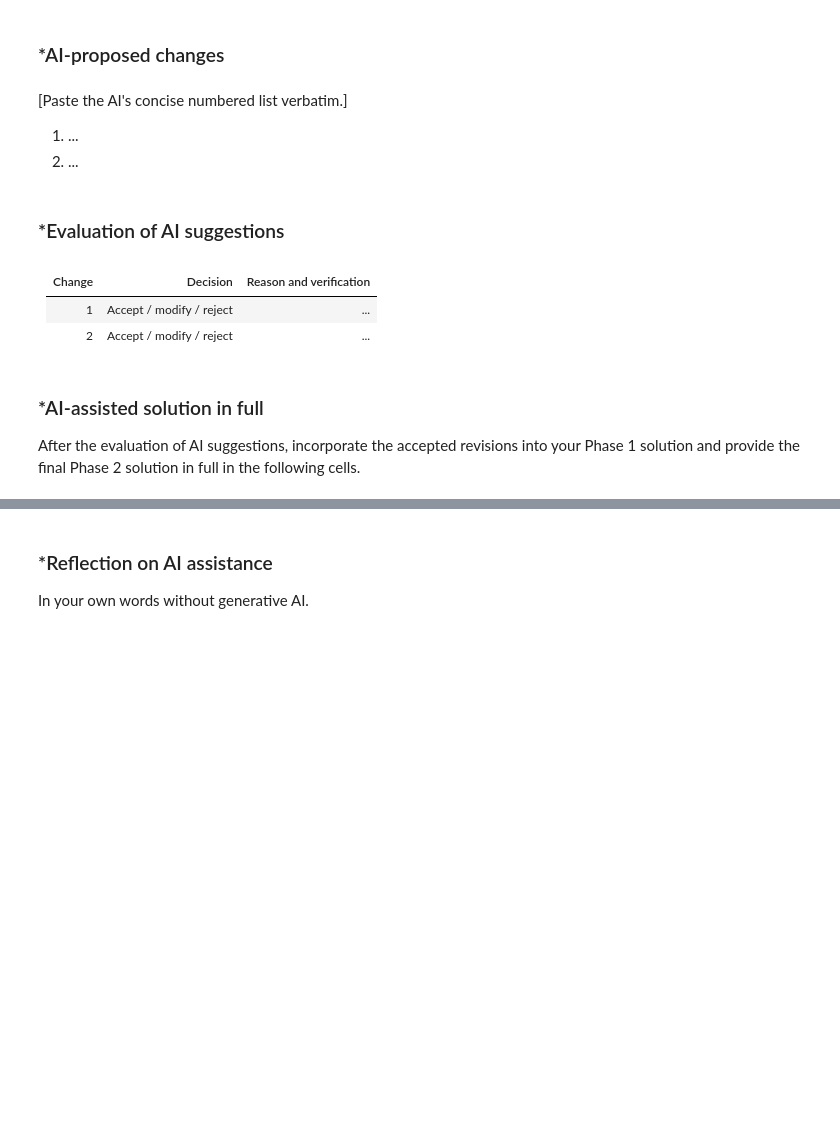
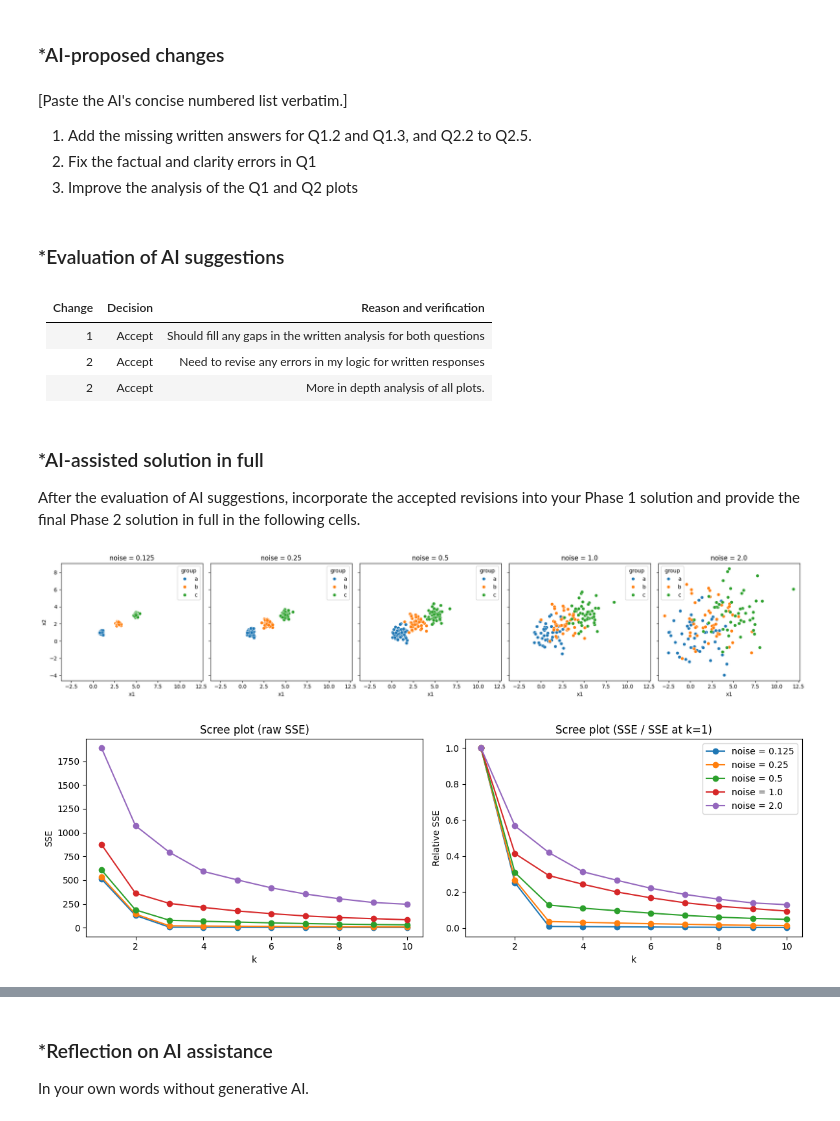
Before and after one commit to Carter-Shaffer/A01-data-wrangling, a Jupyter notebook: Clustering.ipynb, the cells around one changed output, grey strips where cells are left out. Saved outputs shown, nothing was run; the diff lists cells and outputs as text; code cells hidden in the pictures; blank space fills up the shorter version.

```diff
--- a/Clustering.ipynb
+++ b/Clustering.ipynb
@@ -236,17 +236,62 @@ Keep Phase 1 frozen.
 # %% [markdown]
 [Paste the AI's concise numbered list verbatim.]
 
-1. ...
-2. ...
+1. Add the missing written answers for Q1.2 and Q1.3, and Q2.2 to Q2.5.
+2. Fix the factual and clarity errors in Q1
+3. Improve the analysis of the Q1 and Q2 plots
 # %% [markdown]
 ### *Evaluation of AI suggestions
 # %% [markdown]
 | Change | Decision | Reason and verification |
 |---|---|---|
-| 1 | Accept / modify / reject | ... |
-| 2 | Accept / modify / reject | ... |
+| 1 | Accept | Should fill any gaps in the written analysis for both questions |
+| 2 | Accept | Need to revise any errors in my logic for written responses |
+| 2 | Accept | More in depth analysis of all plots. |
 # %% [markdown]
 ### *AI-assisted solution in full
 After the evaluation of AI suggestions, incorporate the accepted revisions into your Phase 1 solution and provide the final Phase 2 solution in full in the following cells.
 # %%
 # Your Phase 2 solution to the problem goes here.
+
+# Question 1
+import numpy as np
+import pandas as pd
+import seaborn as sns
+import matplotlib.pyplot as plt
+from sklearn.cluster import KMeans
+
+def createData(noise, N=50):
+    np.random.seed(100)  # Set the seed for replicability
+    X1 = np.array([np.random.normal(1, noise, N), np.random.normal(1, noise, N)])
+    X2 = np.array([np.random.normal(3, noise, N), np.random.normal(2, noise, N)])
+    X3 = np.array([np.random.normal(5, noise, N), np.random.normal(3, noise, N)])
+    gdf1 = pd.DataFrame({'x1': X1[0, :], 'x2': X1[1, :], 'group': 'a'})
+    gdf2 = pd.DataFrame({'x1': X2[0, :], 'x2': X2[1, :], 'group': 'b'})
+    gdf3 = pd.DataFrame({'x1': X3[0, :], 'x2': X3[1, :], 'group': 'c'})
+    return pd.concat([gdf1, gdf2, gdf3], axis=0)
+
+data = {noise: createData(noise) for noise in [0.125, 0.25, 0.5, 1.0, 2.0]}
+
+# Question 1.2: scatterplots by true group
+fig, axes = plt.subplots(1, 5, figsize=(20, 4), sharex=True, sharey=True)
+for ax, (noise, d) in zip(axes, data.items()):
+    sns.scatterplot(data=d, x="x1", y="x2", hue="group", ax=ax).set(title=f"noise = {noise}")
+plt.tight_layout()
+plt.show()
+
+# Question 1.3: scree plots, raw (left) and rescaled by the k=1 SSE (right)
+ks = np.arange(1, 11)
+fig, axes = plt.subplots(1, 2, figsize=(12, 4))
+for noise, d in data.items():
+    X = d[["x1", "x2"]]
+    sse = np.array([KMeans(n_clusters=k, n_init=10, random_state=0).fit(X).inertia_ for k in ks])
+    axes[0].plot(ks, sse, marker="o", label=f"noise = {noise}")
+    axes[1].plot(ks, sse / sse[0], marker="o", label=f"noise = {noise}")
+axes[0].set(title="Scree plot (raw SSE)", xlabel="k", ylabel="SSE")
+axes[1].set(title="Scree plot (SSE / SSE at k=1)", xlabel="k", ylabel="Relative SSE")
+axes[1].legend()
+plt.tight_layout()
+plt.show()
+# %% [output]
+[figure, added]
+[figure, added]
```
Also changed, not shown: parts of 6 cells of this notebook.
